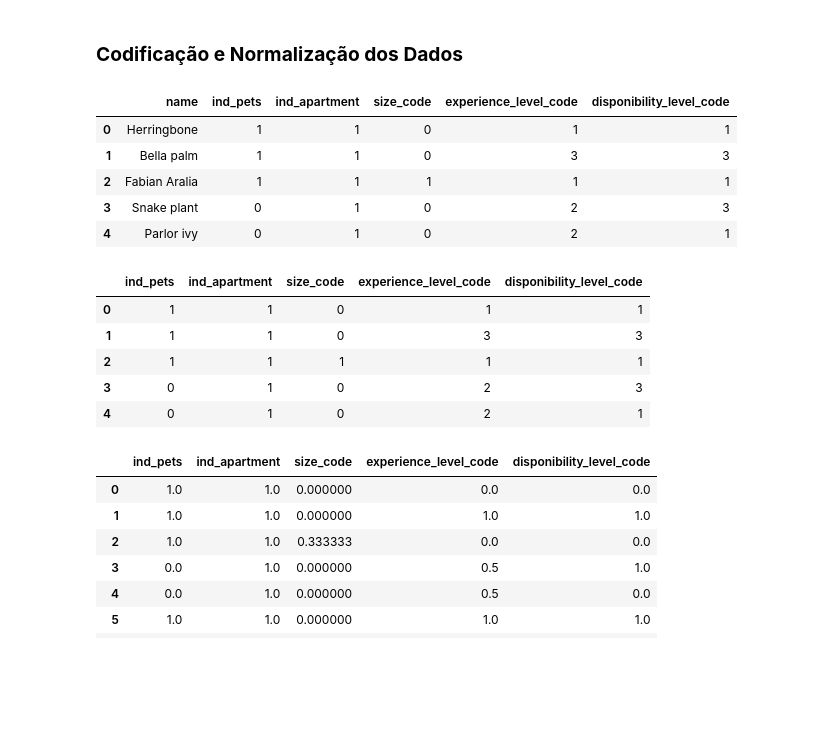
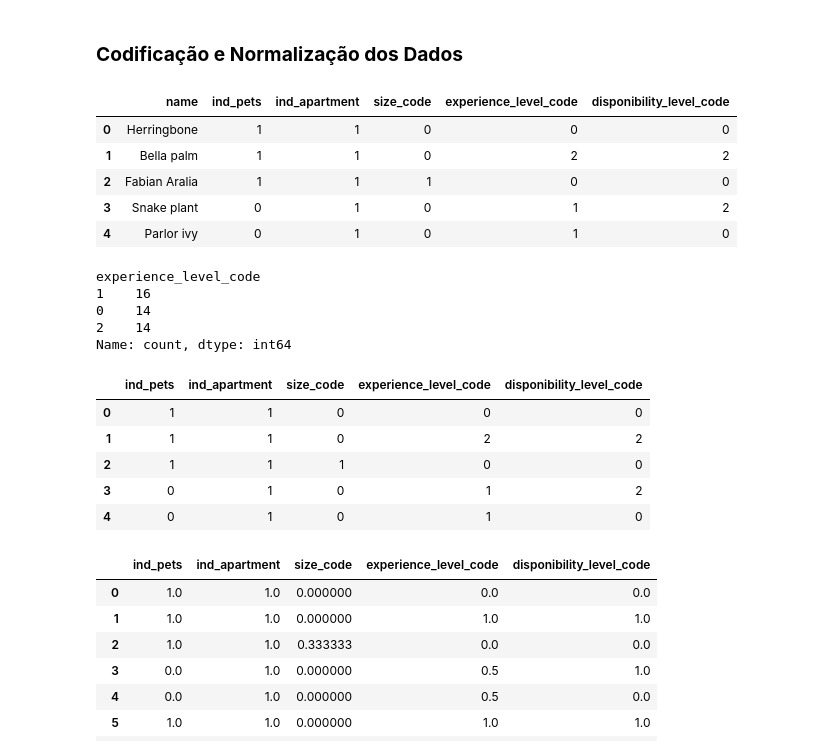
Before and after one commit to Chroma-CESAR/Rooted, a Jupyter notebook: notebooks/model.ipynb, the cells around one changed output. Saved outputs shown, nothing was run; the diff lists cells and outputs as text; code cells hidden in the pictures; blank space fills up the shorter version.

Commit message:
add: table of codification and fix some of them

```diff
--- a/notebooks/model.ipynb
+++ b/notebooks/model.ipynb
@@ -214,17 +214,25 @@ data_info.head()
 # %%
 data_coded = data_info.copy()
 
-data_coded['experience_level_code'] = data_coded['experience_level'].map({'Begginer': 1, 'Amateur': 2, 'Experienced': 3})
-data_coded['disponibility_level_code'] = data_coded['disponibility_level'].map({'Low': 1, 'Medium': 2, 'High': 3})
+data_coded['experience_level_code'] = data_coded['experience_level'].map({'Begginer': 0, 'Amateur': 1, 'Experienced': 2})
+data_coded['disponibility_level_code'] = data_coded['disponibility_level'].map({'Low': 0, 'Medium': 1, 'High': 2})
 data_coded.drop(columns=['size', 'experience_level', 'disponibility_level'], inplace=True)
 data_coded.head()
 # %% [output]
 |  | name | ind_pets | ind_apartment | size_code | experience_level_code | disponibility_level_code |
-| 0 | Herringbone | 1 | 1 | 0 | 1 | 1 |
-| 1 | Bella palm | 1 | 1 | 0 | 3 | 3 |
-| 2 | Fabian Aralia | 1 | 1 | 1 | 1 | 1 |
-| 3 | Snake plant | 0 | 1 | 0 | 2 | 3 |
-| 4 | Parlor ivy | 0 | 1 | 0 | 2 | 1 |
+| 0 | Herringbone | 1 | 1 | 0 | 0 | 0 |
+| 1 | Bella palm | 1 | 1 | 0 | 2 | 2 |
+| 2 | Fabian Aralia | 1 | 1 | 1 | 0 | 0 |
+| 3 | Snake plant | 0 | 1 | 0 | 1 | 2 |
+| 4 | Parlor ivy | 0 | 1 | 0 | 1 | 0 |
+# %%
+data_coded['experience_level_code'].value_counts()
+# %% [output]
+experience_level_code
+1    16
+0    14
+2    14
+Name: count, dtype: int64
 # %%
 data_ml = data_coded.copy()
 data_ml.drop(columns=['name'], inplace=True)
@@ -232,11 +240,11 @@ data_ml.drop(columns=['name'], inplace=True)
 data_ml.head()
 # %% [output]
 |  | ind_pets | ind_apartment | size_code | experience_level_code | disponibility_level_code |
-| 0 | 1 | 1 | 0 | 1 | 1 |
-| 1 | 1 | 1 | 0 | 3 | 3 |
-| 2 | 1 | 1 | 1 | 1 | 1 |
-| 3 | 0 | 1 | 0 | 2 | 3 |
-| 4 | 0 | 1 | 0 | 2 | 1 |
+| 0 | 1 | 1 | 0 | 0 | 0 |
+| 1 | 1 | 1 | 0 | 2 | 2 |
+| 2 | 1 | 1 | 1 | 0 | 0 |
+| 3 | 0 | 1 | 0 | 1 | 2 |
+| 4 | 0 | 1 | 0 | 1 | 0 |
 # %%
 from sklearn.preprocessing import MinMaxScaler
 
```
Also changed, not shown: parts of 4 cells of this notebook, 3 other files.
